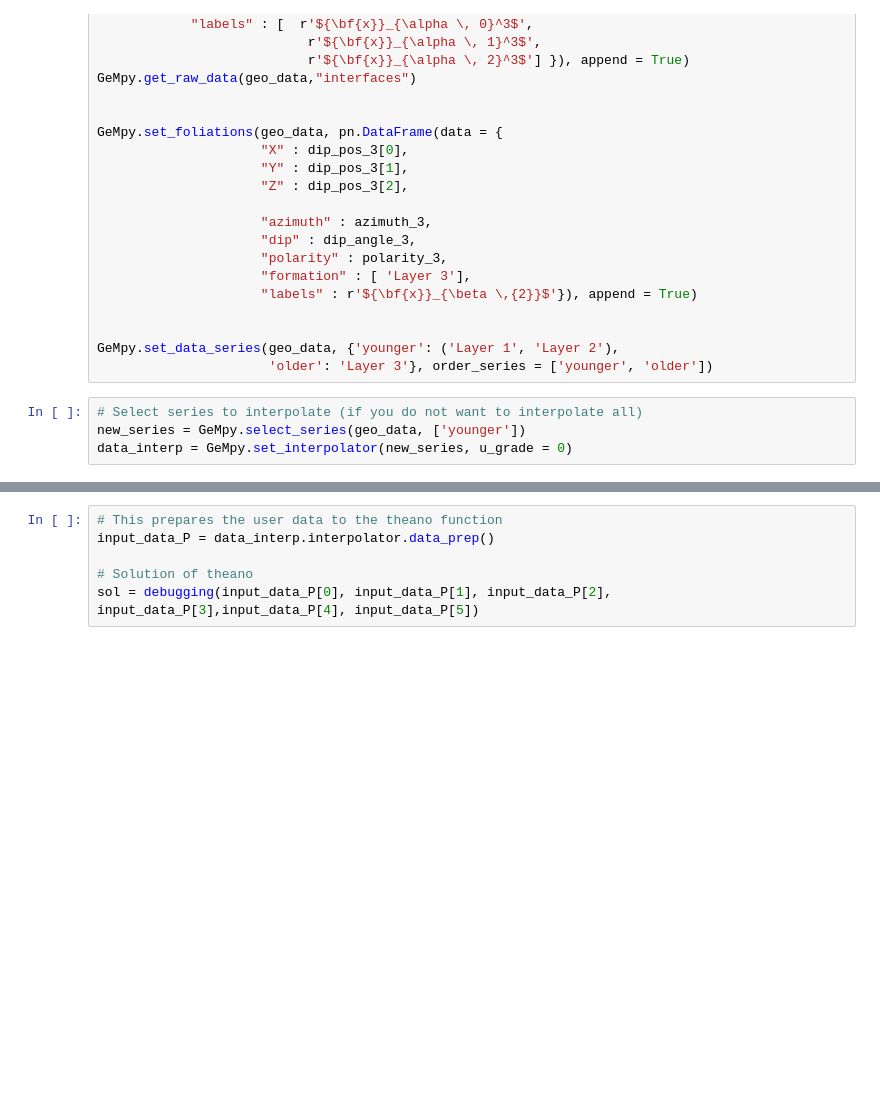
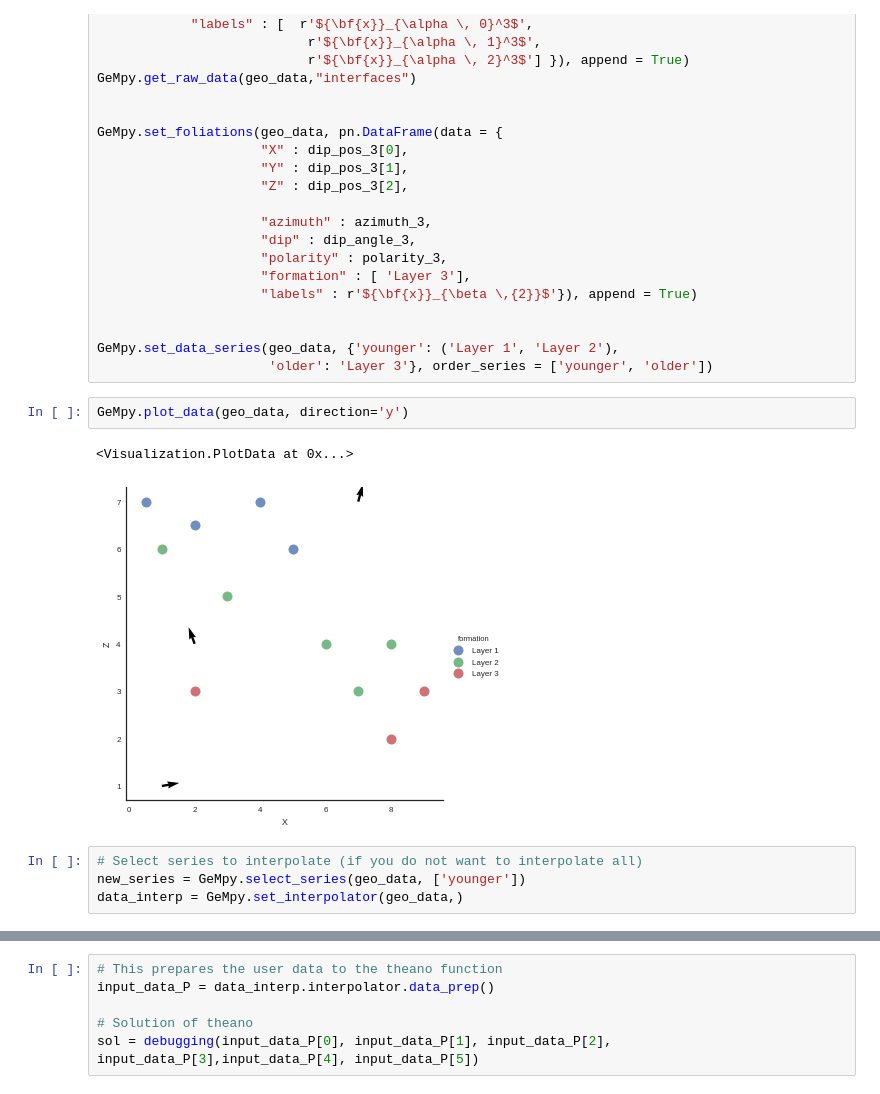
Before and after one commit to nre-aachen/gempy, a Jupyter notebook: Prototype Notebook/Example_2_Simple_PyMC3.ipynb, the cells around one changed output, grey strips where cells are left out. Saved outputs shown, nothing was run; the diff lists cells and outputs as text; blank space fills up the shorter version.

```diff
--- a/Prototype Notebook/Example_2_Simple_PyMC3.ipynb
+++ b/Prototype Notebook/Example_2_Simple_PyMC3.ipynb
@@ -124,7 +124,12 @@ GeMpy.set_foliations(geo_data, pn.DataFrame(data = {
 
 GeMpy.set_data_series(geo_data, {'younger': ('Layer 1', 'Layer 2'),
                       'older': 'Layer 3'}, order_series = ['younger', 'older'])
+# %%
+GeMpy.plot_data(geo_data, direction='y')
+# %% [output]
+<Visualization.PlotData at 0x...>
+[figure, added]
 # %%
 # Select series to interpolate (if you do not want to interpolate all)
 new_series = GeMpy.select_series(geo_data, ['younger'])
-data_interp = GeMpy.set_interpolator(new_series, u_grade = 0)
+data_interp = GeMpy.set_interpolator(geo_data,)
```
Also changed, not shown: parts of 6 cells of this notebook, 10 other files.
